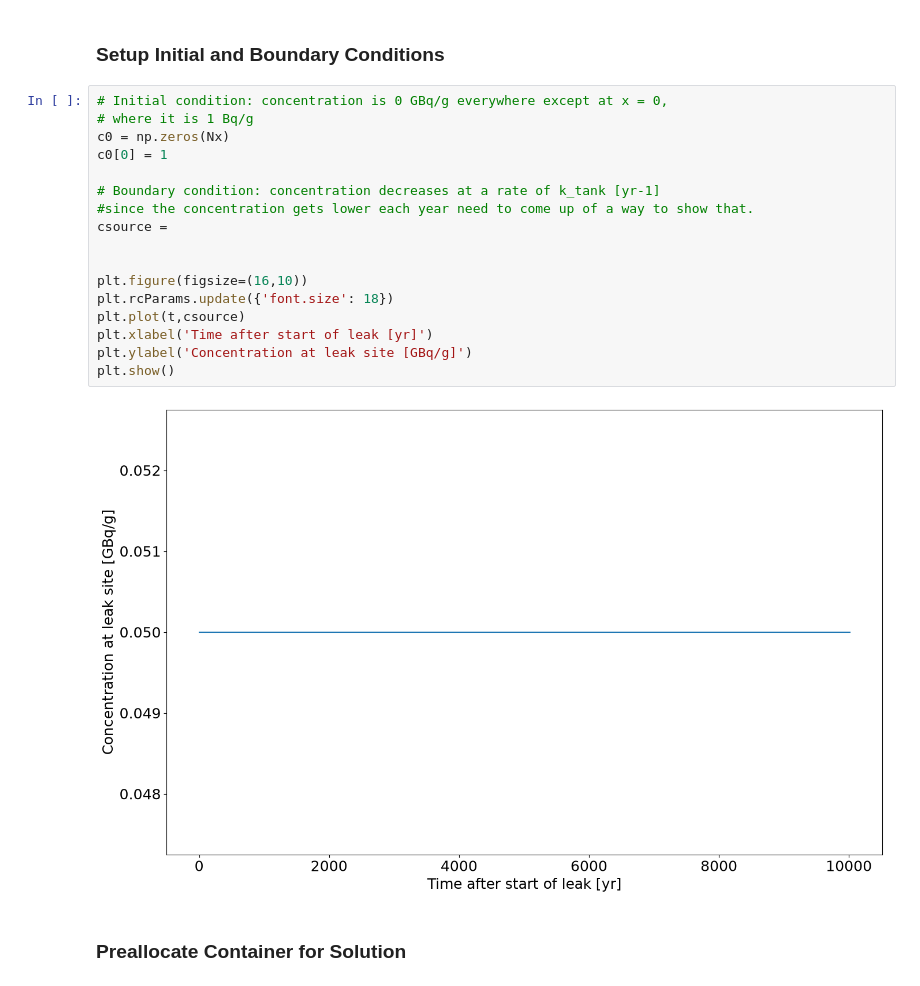
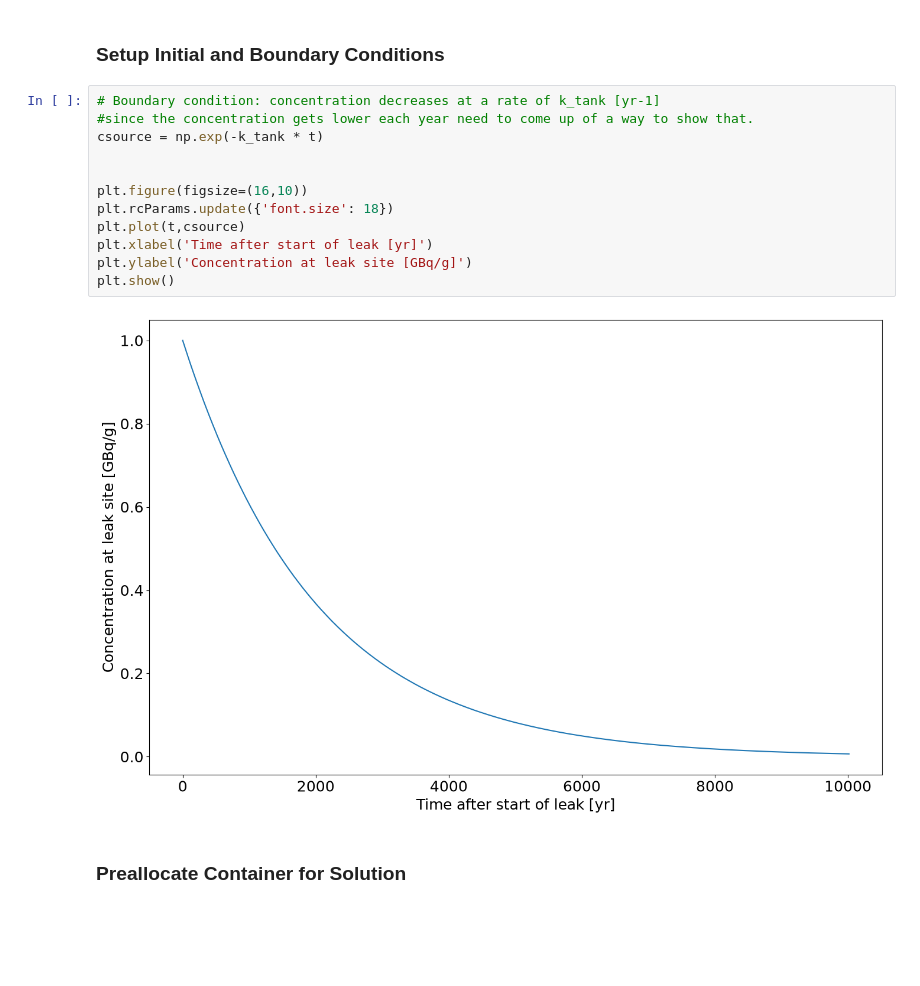
Before and after one commit to bgaffne/GEOS-518-BVG26-psets, a Jupyter notebook: mod05-1D-Advection-Assignment.ipynb, the cells around one changed output. Saved outputs shown, nothing was run; the diff lists cells and outputs as text; blank space fills up the shorter version.

```diff
--- a/mod05-1D-Advection-Assignment.ipynb
+++ b/mod05-1D-Advection-Assignment.ipynb
@@ -67,24 +67,19 @@ The Courant number is 0.999. The optimal number is 1 to avoid numerical diffusio
 # %% [markdown]
 ### Setup Initial and Boundary Conditions
 # %%
-# Initial condition: concentration is 0 GBq/g everywhere except at x = 0,
-# where it is 1 Bq/g
-c0 = np.zeros(Nx)
-c0[0] = 1
-
 # Boundary condition: concentration decreases at a rate of k_tank [yr-1]
 #since the concentration gets lower each year need to come up of a way to show that.
-csource =
+csource = np.exp(-k_tank * t)
 
 
 plt.figure(figsize=(16,10))
 plt.rcParams.update({'font.size': 18})
 plt.plot(t,csource)
 plt.xlabel('Time after start of leak [yr]')
 plt.ylabel('Concentration at leak site [GBq/g]')
 plt.show()
 # %% [output]
-[figure, old version]
+[figure, new version]
 # %% [markdown]
 ### Preallocate Container for Solution
 # %%
```
Also changed, not shown: parts of 6 cells of this notebook.
